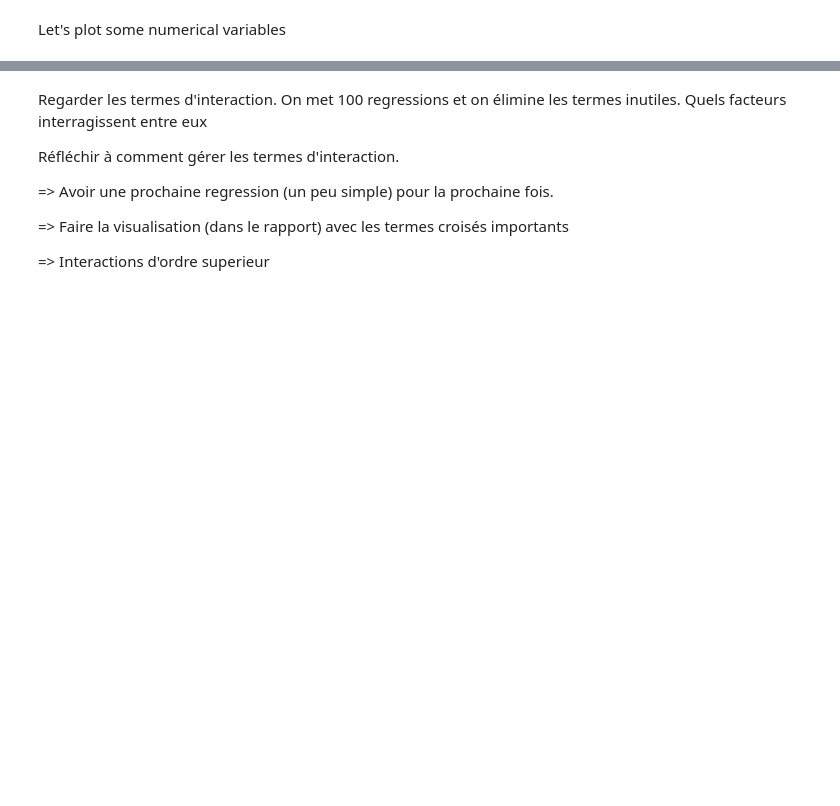
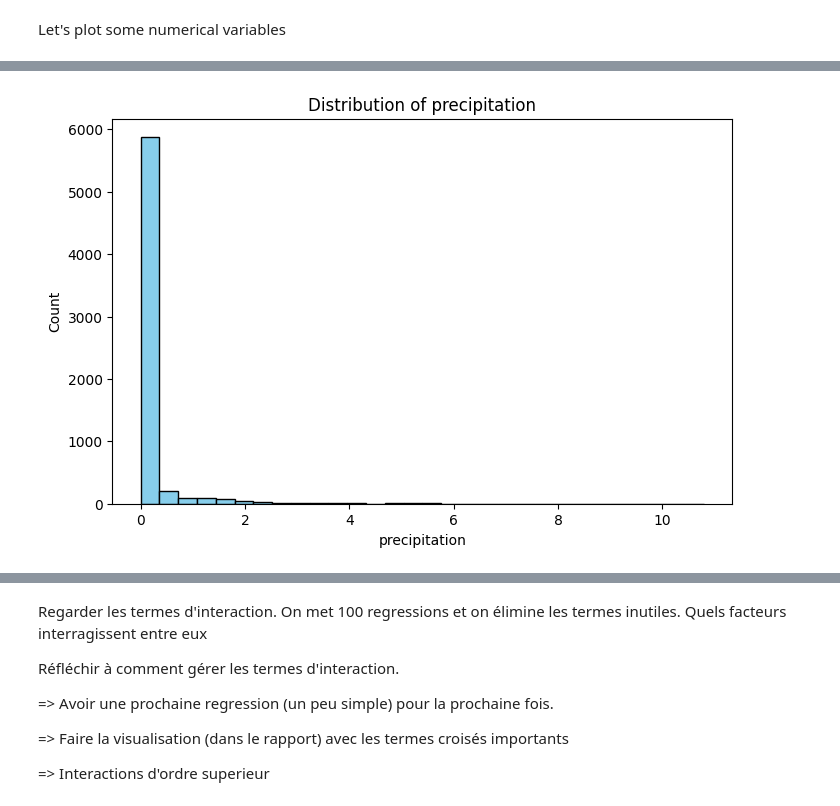
Before and after one commit to mathiasmoka/pyds25, a Jupyter notebook: First_regressions.ipynb, the cells around one changed output, grey strips where cells are left out. Cells and saved outputs as stored; diff of their text form; code cells hidden in the pictures; blank space fills up the shorter version.

```diff
--- a/First_regressions.ipynb
+++ b/First_regressions.ipynb
@@ -147,0 +138,4 @@ plt.show()
+# %%
+plot_numeric_histogram(dataset, "precipitation", bins=30, color='skyblue')
+# %% [output]
+[figure, added]
```
Also changed, not shown: parts of 35 cells of this notebook.
